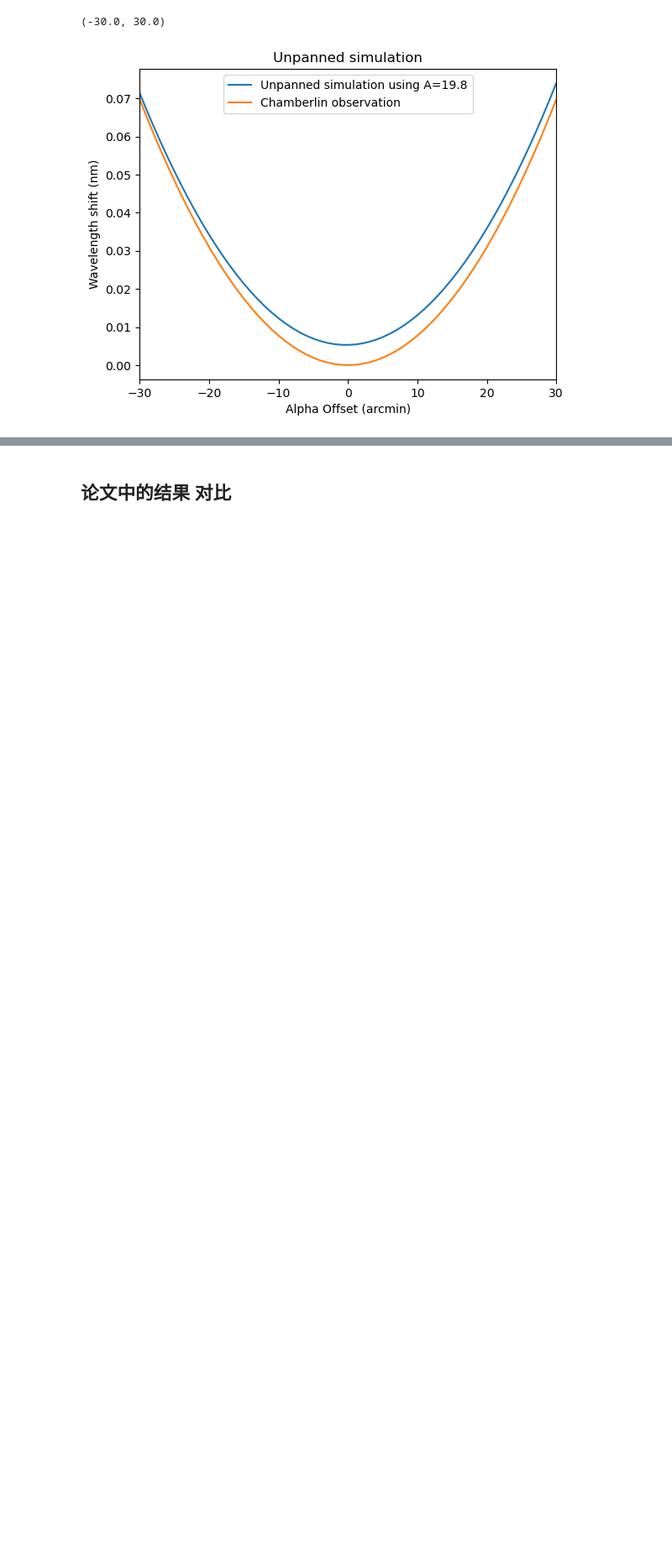
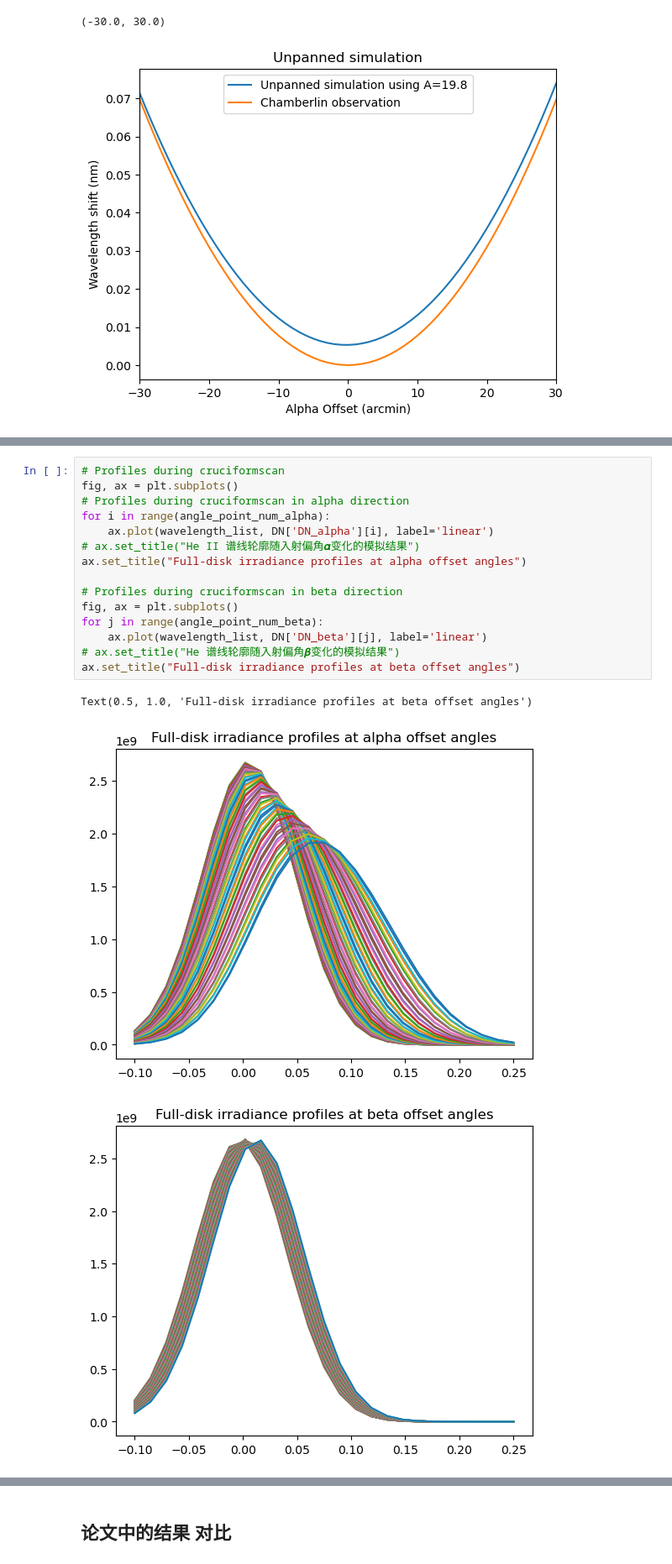
Before and after one commit to MaoChengzhi/EVE-spectrum-correction, a Jupyter notebook: AIA_main/output_visualization.ipynb, the cells around one changed output, grey strips where cells are left out. Shown at 84% size. Drawn from its saved outputs; the diff is of its cells as text; blank space fills up the shorter version.

```diff
--- a/AIA_main/output_visualization.ipynb
+++ b/AIA_main/output_visualization.ipynb
@@ -340,0 +382,19 @@ ax.set_xlim(-30,30)
+# %%
+# Profiles during cruciformscan
+fig, ax = plt.subplots()
+# Profiles during cruciformscan in alpha direction
+for i in range(angle_point_num_alpha):
+    ax.plot(wavelength_list, DN['DN_alpha'][i], label='linear')
+# ax.set_title("He II 谱线轮廓随入射偏角𝜶变化的模拟结果")
+ax.set_title("Full-disk irradiance profiles at alpha offset angles")
+
+# Profiles during cruciformscan in beta direction
+fig, ax = plt.subplots()
+for j in range(angle_point_num_beta):
+    ax.plot(wavelength_list, DN['DN_beta'][j], label='linear')
+# ax.set_title("He 谱线轮廓随入射偏角𝜷变化的模拟结果")
+ax.set_title("Full-disk irradiance profiles at beta offset angles")
+# %% [output]
+Text(0.5, 1.0, 'Full-disk irradiance profiles at beta offset angles')
+[figure, added]
+[figure, added]
```
Also changed, not shown: parts of 12 cells of this notebook, 14 other files.
